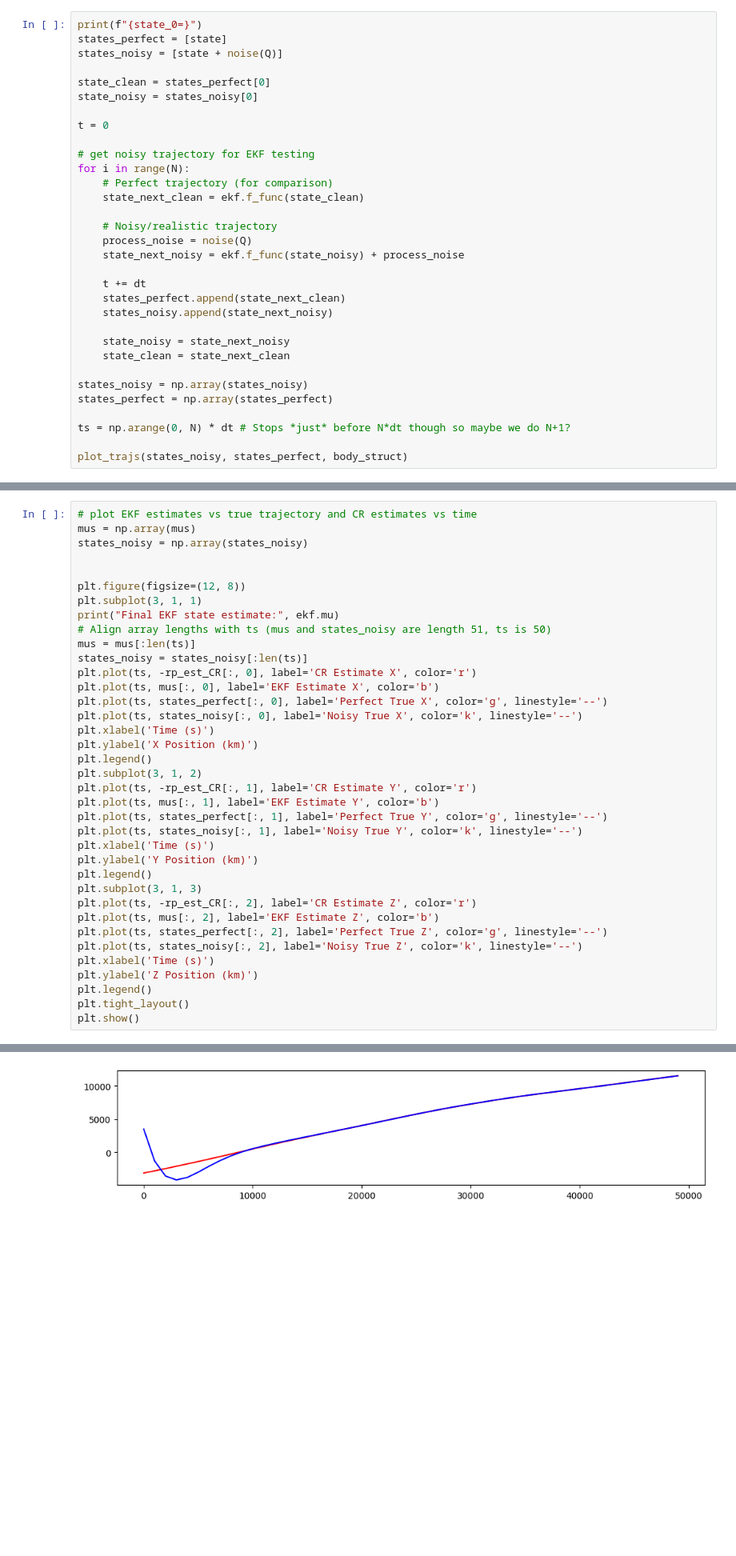
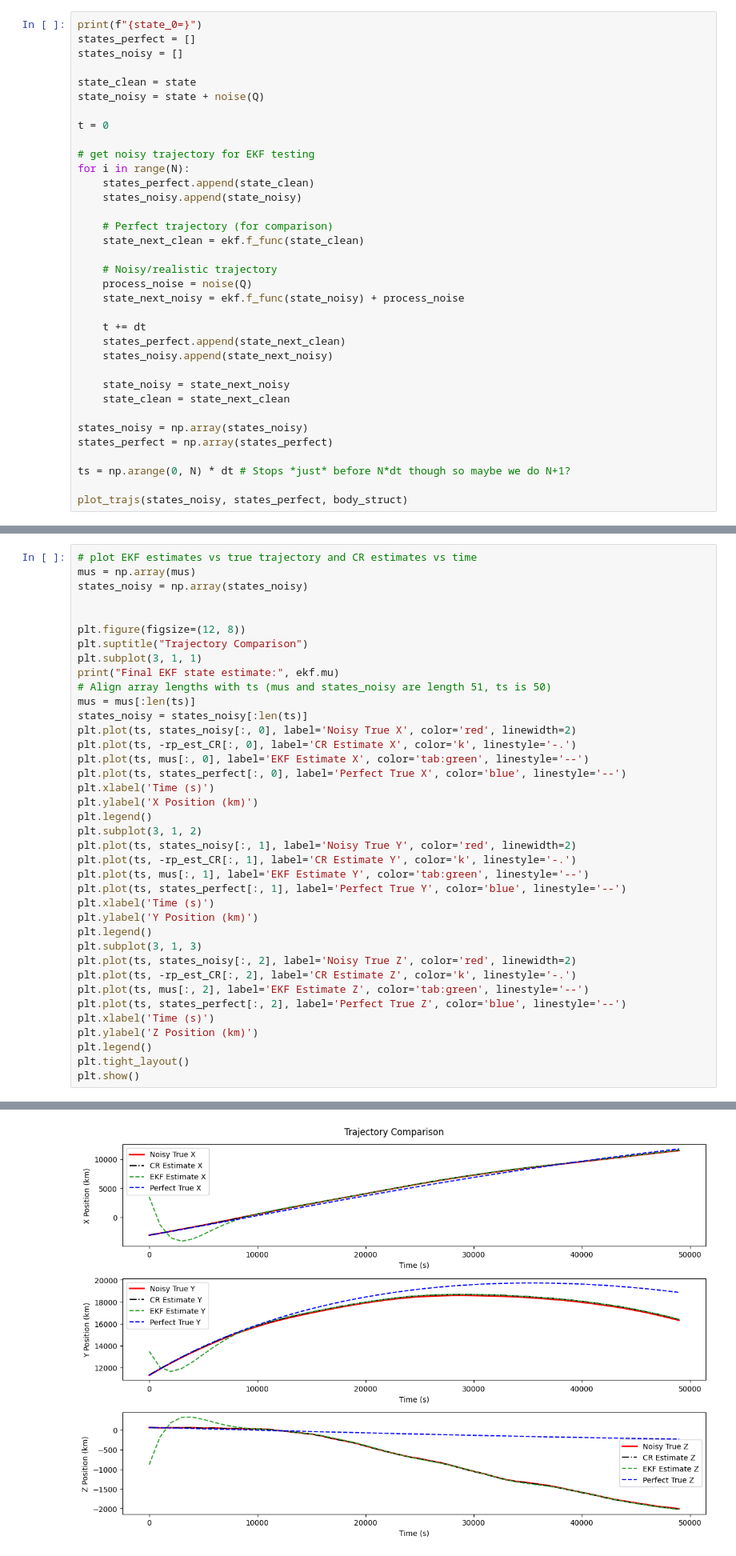
Before and after one commit to colin-skinner/horizon-op-nav, a Jupyter notebook: notebooks/InterfaceTester2.ipynb, the cells around one changed output, grey strips where cells are left out. Shown at 80% size. Drawn from its saved outputs; the diff is of its cells as text; blank space fills up the shorter version.

```diff
--- a/notebooks/InterfaceTester2.ipynb
+++ b/notebooks/InterfaceTester2.ipynb
@@ -242,16 +243,19 @@ central_body_mass = MOON_MU / G  # kg, derived from MOON_MU / G
 ekf = SatEKF(Q, R, dt, mu0, sigma0, central_body_mass)
 # %%
 print(f"{state_0=}")
-states_perfect = [state]
-states_noisy = [state + noise(Q)]
+states_perfect = []
+states_noisy = []
 
-state_clean = states_perfect[0]
-state_noisy = states_noisy[0]
+state_clean = state
+state_noisy = state + noise(Q)
 
 t = 0
 
 # get noisy trajectory for EKF testing
 for i in range(N):
+    states_perfect.append(state_clean)
+    states_noisy.append(state_noisy)
+
     # Perfect trajectory (for comparison)
     state_next_clean = ekf.f_func(state_clean)
 
@@ -400,31 +404,32 @@ states_noisy = np.array(states_noisy)
 
 
 plt.figure(figsize=(12, 8))
+plt.suptitle("Trajectory Comparison")
 plt.subplot(3, 1, 1)
 print("Final EKF state estimate:", ekf.mu)
 # Align array lengths with ts (mus and states_noisy are length 51, ts is 50)
 mus = mus[:len(ts)]
 states_noisy = states_noisy[:len(ts)]
-plt.plot(ts, -rp_est_CR[:, 0], label='CR Estimate X', color='r')
-plt.plot(ts, mus[:, 0], label='EKF Estimate X', color='b')
-plt.plot(ts, states_perfect[:, 0], label='Perfect True X', color='g', linestyle='--')
-plt.plot(ts, states_noisy[:, 0], label='Noisy True X', color='k', linestyle='--')
+plt.plot(ts, states_noisy[:, 0], label='Noisy True X', color='red', linewidth=2)
+plt.plot(ts, -rp_est_CR[:, 0], label='CR Estimate X', color='k', linestyle='-.')
+plt.plot(ts, mus[:, 0], label='EKF Estimate X', color='tab:green', linestyle='--')
+plt.plot(ts, states_perfect[:, 0], label='Perfect True X', color='blue', linestyle='--')
 plt.xlabel('Time (s)')
 plt.ylabel('X Position (km)')
 plt.legend()
 plt.subplot(3, 1, 2)
-plt.plot(ts, -rp_est_CR[:, 1], label='CR Estimate Y', color='r')
-plt.plot(ts, mus[:, 1], label='EKF Estimate Y', color='b')
-plt.plot(ts, states_perfect[:, 1], label='Perfect True Y', color='g', linestyle='--')
-plt.plot(ts, states_noisy[:, 1], label='Noisy True Y', color='k', linestyle='--')
+plt.plot(ts, states_noisy[:, 1], label='Noisy True Y', color='red', linewidth=2)
+plt.plot(ts, -rp_est_CR[:, 1], label='CR Estimate Y', color='k', linestyle='-.')
+plt.plot(ts, mus[:, 1], label='EKF Estimate Y', color='tab:green', linestyle='--')
+plt.plot(ts, states_perfect[:, 1], label='Perfect True Y', color='blue', linestyle='--')
 plt.xlabel('Time (s)')
 plt.ylabel('Y Position (km)')
 plt.legend()
 plt.subplot(3, 1, 3)
-plt.plot(ts, -rp_est_CR[:, 2], label='CR Estimate Z', color='r')
-plt.plot(ts, mus[:, 2], label='EKF Estimate Z', color='b')
-plt.plot(ts, states_perfect[:, 2], label='Perfect True Z', color='g', linestyle='--')
-plt.plot(ts, states_noisy[:, 2], label='Noisy True Z', color='k', linestyle='--')
+plt.plot(ts, states_noisy[:, 2], label='Noisy True Z', color='red', linewidth=2)
+plt.plot(ts, -rp_est_CR[:, 2], label='CR Estimate Z', color='k', linestyle='-.')
+plt.plot(ts, mus[:, 2], label='EKF Estimate Z', color='tab:green', linestyle='--')
+plt.plot(ts, states_perfect[:, 2], label='Perfect True Z', color='blue', linestyle='--')
 plt.xlabel('Time (s)')
 plt.ylabel('Z Position (km)')
 plt.legend()
@@ -436,3 +440,3 @@ ValueError: x and y must have same first dimension, but have shapes (50,) and (5
-[figure, old version]
+[figure, new version]
 # %%
 EKF_err = mus - states_noisy
```
Also changed, not shown: parts of 4 cells of this notebook.
